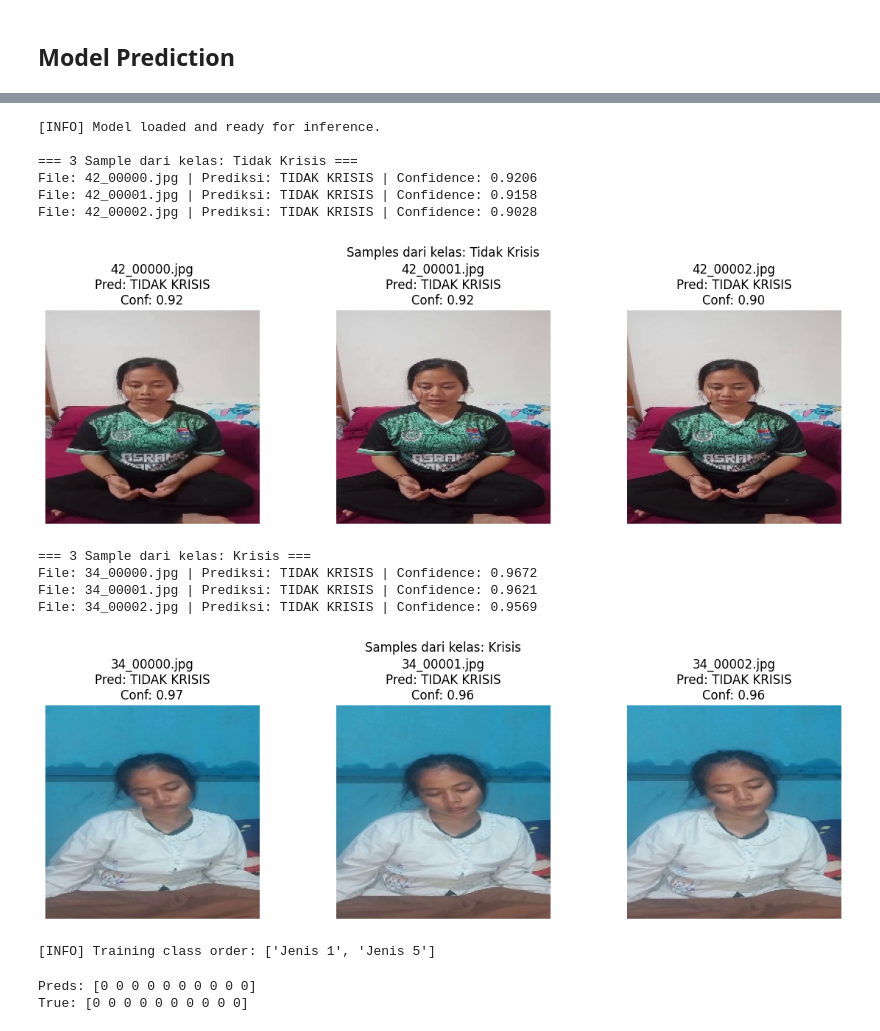
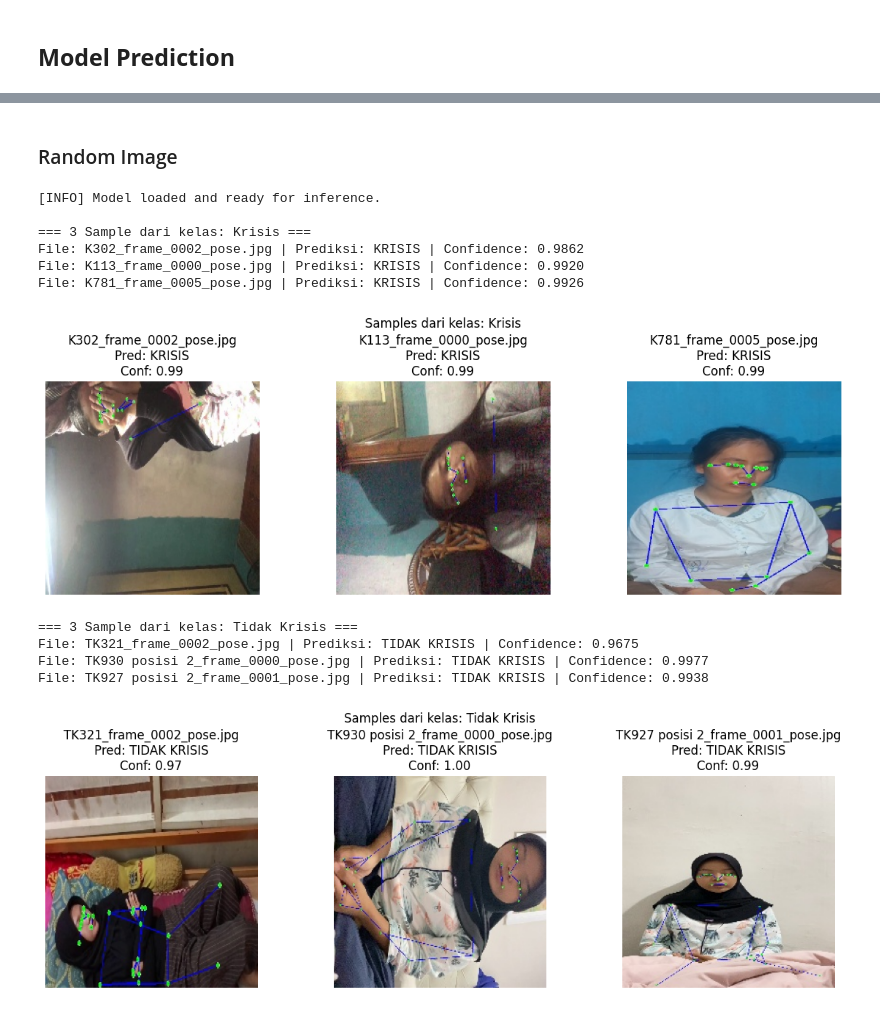
Before and after one commit to maybeitsai/suicide-crisis-detection, a Jupyter notebook: pose-recognition.ipynb, the cells around one changed output, grey strips where cells are left out. Drawn from its saved outputs; the diff is of its cells as text; code cells hidden in the pictures.

```diff
--- a/pose-recognition.ipynb
+++ b/pose-recognition.ipynb
@@ -194,7 +178,8 @@ def build_transforms(img_size=IMG_SIZE):
     train_tf = transforms.Compose([
         transforms.Resize((img_size, img_size)),
         transforms.RandomHorizontalFlip(),
-        transforms.RandomRotation(10),
+        transforms.RandomVerticalFlip(),
+        transforms.RandomRotation(90),
         transforms.ColorJitter(brightness=0.1, contrast=0.1),
         transforms.ToTensor(),
         To3Channels(),
@@ -249,0 +249,5 @@ print("[INFO] Class counts (all splits):", counter_all)
+# %%
+# Calculate class distribution & class weights (for loss)
+targets = [y for _, y in full_dataset.samples]
+counter = Counter(targets)
+print("[INFO] Class counts:", counter)
@@ -580,7 +585,7 @@ device = torch.device("cpu")
 model = get_model(num_classes=2, variant="large").to(device)
 
 # 🔥 load lama → pakai weights_only=False
-checkpoint = torch.load("models/pose-recognition-directml.pt", map_location=device, weights_only=False)
+checkpoint = torch.load("models/pose-recognition-directml-v2.pt", map_location=device, weights_only=False)
 
 # kalau ternyata checkpoint sudah OrderedDict
 if isinstance(checkpoint, dict):
@@ -594,6 +599,6 @@ else:
     model.load_state_dict(checkpoint.state_dict())
 
 # ✅ simpan ulang jadi state_dict portable
-torch.save(model.state_dict(), "models/pose-recognition.pt")
-print("[INFO] Konversi selesai → gunakan 'models/pose-recognition.pt'")
+torch.save(model.state_dict(), "models/pose-recognition-v2.pt")
+print("[INFO] Konversi selesai → gunakan 'models/pose-recognition-v2.pt'")
 # %% [output]
@@ -687,3 +819,5 @@ print("[INFO] Model loaded and ready for inference.")
+# %% [markdown]
+### Random Image
 # %%
 import os
 import torch
@@ -694,7 +828,7 @@ from PIL import Image
 import matplotlib.pyplot as plt
 
 import torch_directml
-# device = torch_directml.device()
+device = torch_directml.device()
 # ======================
 # 1. Definisi Model
 # ======================
@@ -717,10 +851,10 @@ def get_model(num_classes, variant="large"):
 # ======================
 # 2. Load Model
 # ======================
-device = torch.device("cuda" if torch.cuda.is_available() else "cpu")
+# device = torch.device("cuda" if torch.cuda.is_available() else "cpu")
 model = get_model(num_classes=2, variant="large").to(device)
 
-state_dict = torch.load("models/face-expression.pt", map_location=device)
+state_dict = torch.load("models/pose-recognition-v2.pt", map_location=device)
 model.load_state_dict(state_dict)
 model.eval()
 print("[INFO] Model loaded and ready for inference.")
@@ -740,7 +874,7 @@ transform = transforms.Compose([
                          std=[0.229, 0.224, 0.225]),
 ])
 
-labels = ["TIDAK KRISIS", "KRISIS"]
+labels = ["KRISIS", "TIDAK KRISIS"]
 
 def predict_image(model, img_path, device):
     img = Image.open(img_path).convert("RGB")
@@ -751,59 +885,55 @@ def predict_image(model, img_path, device):
         probs = torch.softmax(outputs, dim=1)
         pred = torch.argmax(probs, dim=1).item()
         conf = probs[0, pred].item()
 
     return labels[pred], conf, img
 
+import random
+
 # ======================
 # 4. Prediksi & Visualisasi
 # ======================
-data_dir = "data/2. SKENARIO PSIKOLOGI REMAJA/split/test"
+data_dir = "data/final/pose"
 class_dirs = {
-    "Tidak Krisis": os.path.join(data_dir, "Jenis 1"),
-    "Krisis": os.path.join(data_dir, "Jenis 5")
+    "Krisis": os.path.join(data_dir, "krisis"),
+    "Tidak Krisis": os.path.join(data_dir, "tidak_krisis")
 }
 
 for class_name, folder in class_dirs.items():
     print(f"\n=== 3 Sample dari kelas: {class_name} ===")
-    img_files = [os.path.join(folder, f) for f in os.listdir(folder) if f.lower().endswith((".jpg", ".png", ".jpeg"))]
-    sample_files = img_files[:3]
+
+    img_files = [
+        os.path.join(folder, f)
+        for f in os.listdir(folder)
+        if f.lower().endswith((".jpg", ".png", ".jpeg"))
+    ]
+
+    # 🔥 Ambil 3 gambar secara acak
+    sample_files = random.sample(img_files, 3)
 
     plt.figure(figsize=(12, 4))
     for i, img_path in enumerate(sample_files):
         pred, conf, img = predict_image(model, img_path, device)
         print(f"File: {os.path.basename(img_path)} | Prediksi: {pred} | Confidence: {conf:.4f}")
 
-        plt.subplot(1, 3, i+1)
+        plt.subplot(1, 3, i + 1)
         plt.imshow(img)
         plt.axis("off")
         plt.title(f"{os.path.basename(img_path)}\nPred: {pred}\nConf: {conf:.2f}")
 
     plt.suptitle(f"Samples dari kelas: {class_name}")
     plt.tight_layout()
     plt.show()
 # %% [output]
 [INFO] Model loaded and ready for inference.
 
-=== 3 Sample dari kelas: Tidak Krisis ===
-File: 42_00000.jpg | Prediksi: TIDAK KRISIS | Confidence: 0.9206
-File: 42_00001.jpg | Prediksi: TIDAK KRISIS | Confidence: 0.9158
-File: 42_00002.jpg | Prediksi: TIDAK KRISIS | Confidence: 0.9028
+=== 3 Sample dari kelas: Krisis ===
+File: K302_frame_0002_pose.jpg | Prediksi: KRISIS | Confidence: 0.9862
+File: K113_frame_0000_pose.jpg | Prediksi: KRISIS | Confidence: 0.9920
+File: K781_frame_0005_pose.jpg | Prediksi: KRISIS | Confidence: 0.9926
-[figure, old version]
+[figure, new version]
-=== 3 Sample dari kelas: Krisis ===
-File: 34_00000.jpg | Prediksi: TIDAK KRISIS | Confidence: 0.9672
-File: 34_00001.jpg | Prediksi: TIDAK KRISIS | Confidence: 0.9621
-File: 34_00002.jpg | Prediksi: TIDAK KRISIS | Confidence: 0.9569
+=== 3 Sample dari kelas: Tidak Krisis ===
+File: TK321_frame_0002_pose.jpg | Prediksi: TIDAK KRISIS | Confidence: 0.9675
+File: TK930 posisi 2_frame_0000_pose.jpg | Prediksi: TIDAK KRISIS | Confidence: 0.9977
+File: TK927 posisi 2_frame_0001_pose.jpg | Prediksi: TIDAK KRISIS | Confidence: 0.9938
-[figure, old version]
+[figure, new version]
-# %%
-print("[INFO] Training class order:", class_names)
-# %% [output]
-[INFO] Training class order: ['Jenis 1', 'Jenis 5']
-# %%
-imgs, labels_true = next(iter(test_loader))
-outputs = model(imgs.to(device))
-preds = outputs.argmax(1).cpu().numpy()
-print("Preds:", preds[:10])
-print("True:", labels_true[:10].numpy())
-# %% [output]
-Preds: [0 0 0 0 0 0 0 0 0 0]
-True: [0 0 0 0 0 0 0 0 0 0]
```
Also changed, not shown: parts of 26 cells of this notebook, 1 other file.
